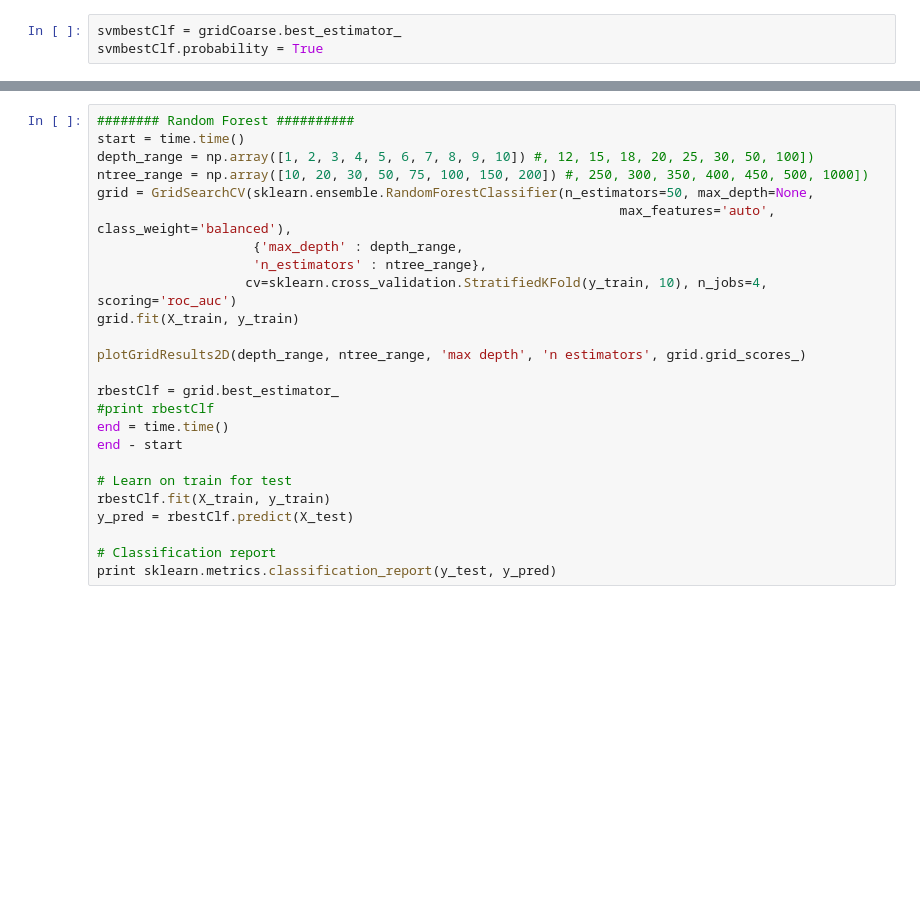
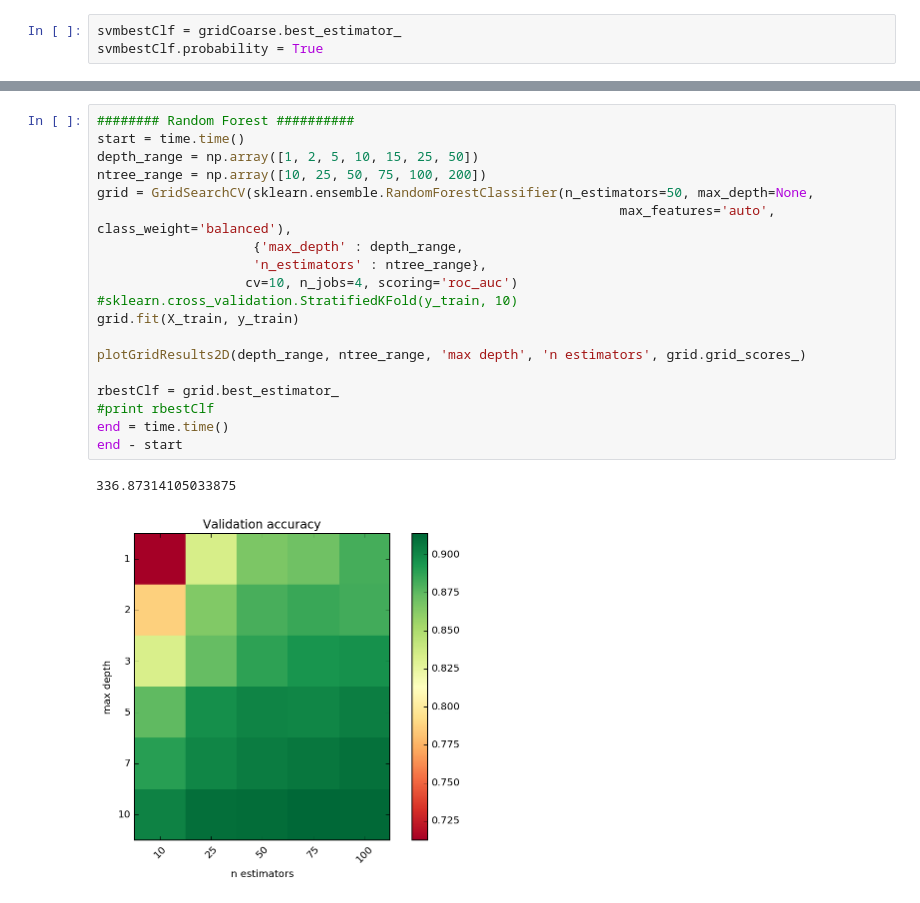
Before and after one commit to martymcwizard/CS512_link_predictor, a Jupyter notebook: ClassificationModels.ipynb, the cells around one changed output, grey strips where cells are left out. Cells and saved outputs as stored; diff of their text form; blank space fills up the shorter version.

Commit message:
respectable SVM (normal) and RF (stratified) results, ready for paper. running RF (normal) next.

```diff
--- a/ClassificationModels.ipynb
+++ b/ClassificationModels.ipynb
@@ -122,26 +142,22 @@ plotRoC(sfpr, stpr)
 # %%
 ######## Random Forest ##########
 start = time.time()
-depth_range = np.array([1, 2, 3, 4, 5, 6, 7, 8, 9, 10]) #, 12, 15, 18, 20, 25, 30, 50, 100])
-ntree_range = np.array([10, 20, 30, 50, 75, 100, 150, 200]) #, 250, 300, 350, 400, 450, 500, 1000])
+depth_range = np.array([1, 2, 5, 10, 15, 25, 50])
+ntree_range = np.array([10, 25, 50, 75, 100, 200])
 grid = GridSearchCV(sklearn.ensemble.RandomForestClassifier(n_estimators=50, max_depth=None,
                                                                    max_features='auto', class_weight='balanced'),
                     {'max_depth' : depth_range,
                     'n_estimators' : ntree_range},
-                   cv=sklearn.cross_validation.StratifiedKFold(y_train, 10), n_jobs=4, scoring='roc_auc')
+                   cv=10, n_jobs=4, scoring='roc_auc') #sklearn.cross_validation.StratifiedKFold(y_train, 10)
 grid.fit(X_train, y_train)
 
 plotGridResults2D(depth_range, ntree_range, 'max depth', 'n estimators', grid.grid_scores_)
 
 rbestClf = grid.best_estimator_
 #print rbestClf
 end = time.time()
 end - start
-
-# Learn on train for test
-rbestClf.fit(X_train, y_train)
-y_pred = rbestClf.predict(X_test)
-
-# Classification report
-print sklearn.metrics.classification_report(y_test, y_pred)
+# %% [output]
+336.87314105033875
+[figure, added]
 # %%
```
Also changed, not shown: parts of 8 cells of this notebook.
